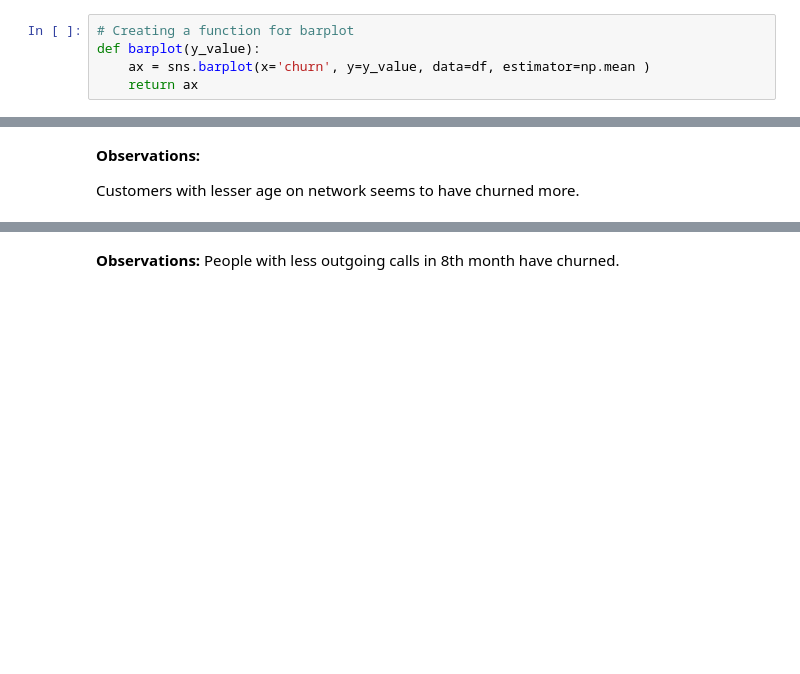
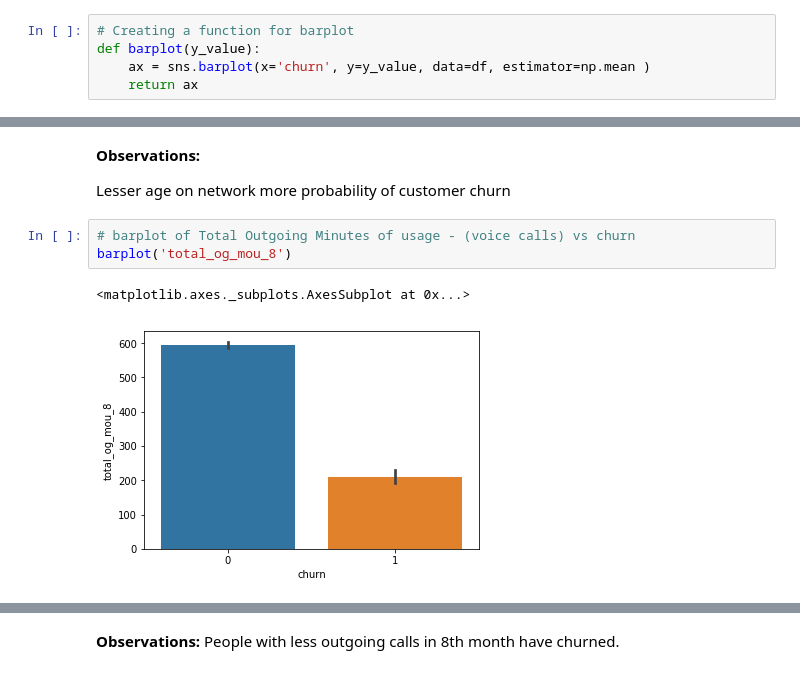
Before and after one commit to anjana-v-nair/Telecom_Churn, a Jupyter notebook: Telecom_Churn_Assignment_v2.ipynb, the cells around one changed output, grey strips where cells are left out. Drawn from its saved outputs; the diff is of its cells as text; blank space fills up the shorter version.

```diff
--- a/Telecom_Churn_Assignment_v2.ipynb
+++ b/Telecom_Churn_Assignment_v2.ipynb
@@ -958,4 +958,10 @@ barplot('aon')
 # %% [markdown]
 **Observations:**
 
-Customers with lesser age on network seems to have churned more.
+Lesser age on network more probability of customer churn
+# %%
+# barplot of Total Outgoing Minutes of usage - (voice calls) vs churn
+barplot('total_og_mou_8')
+# %% [output]
+<matplotlib.axes._subplots.AxesSubplot at 0x...>
+[figure, added]
```
Also changed, not shown: parts of 43 cells of this notebook.
